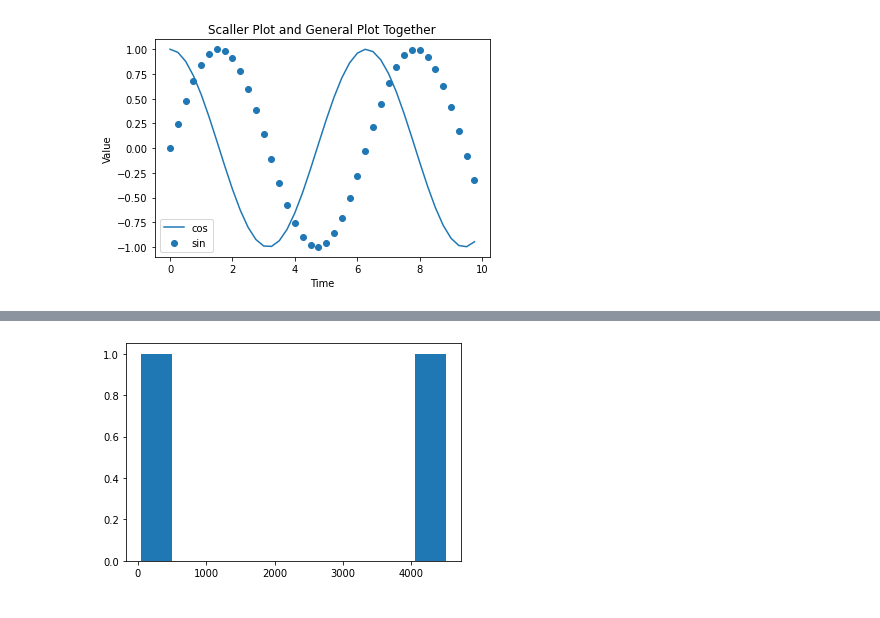
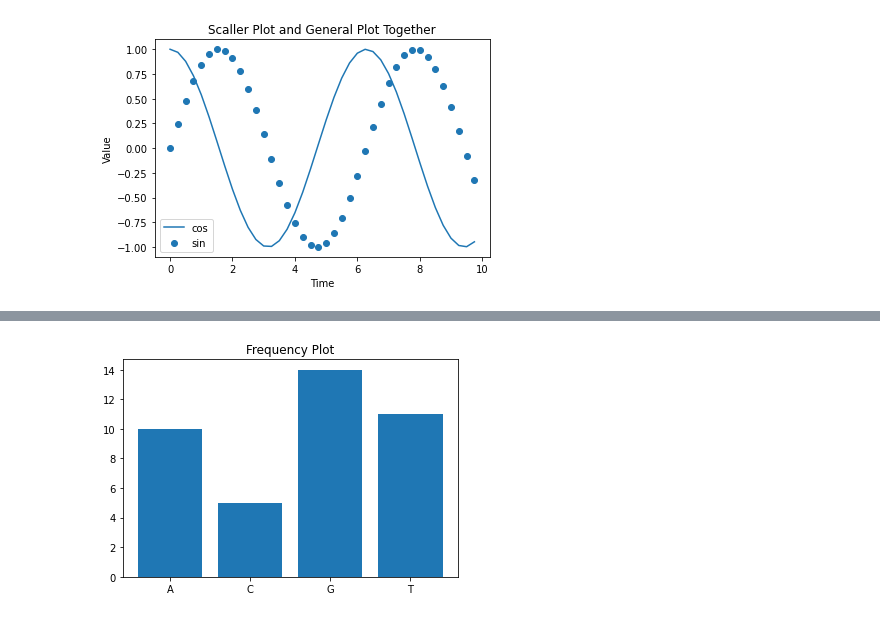
Before and after one commit to mrzResearchArena/TF-2.x, a Jupyter notebook: Plotting-Machine-Learning.ipynb, the cells around one changed output, grey strips where cells are left out. Cells and saved outputs as stored; diff of their text form; code cells hidden in the pictures.

```diff
--- a/Plotting-Machine-Learning.ipynb
+++ b/Plotting-Machine-Learning.ipynb
@@ -61,6 +61,11 @@ plt.show()
-# %%
-plt.hist([50, 4500])
-plt.show()
-# end
-# %% [output]
-[figure, removed]
+# %%
+names  = ['A', 'C', 'G', 'T']
+values = [10, 5, 14, 11]
+
+plt.bar(names, values)
+plt.title('Frequency Plot')
+
+plt.show()
+# end
+# %% [output]
+[figure, added]
```
Also changed, not shown: parts of 11 cells of this notebook.
